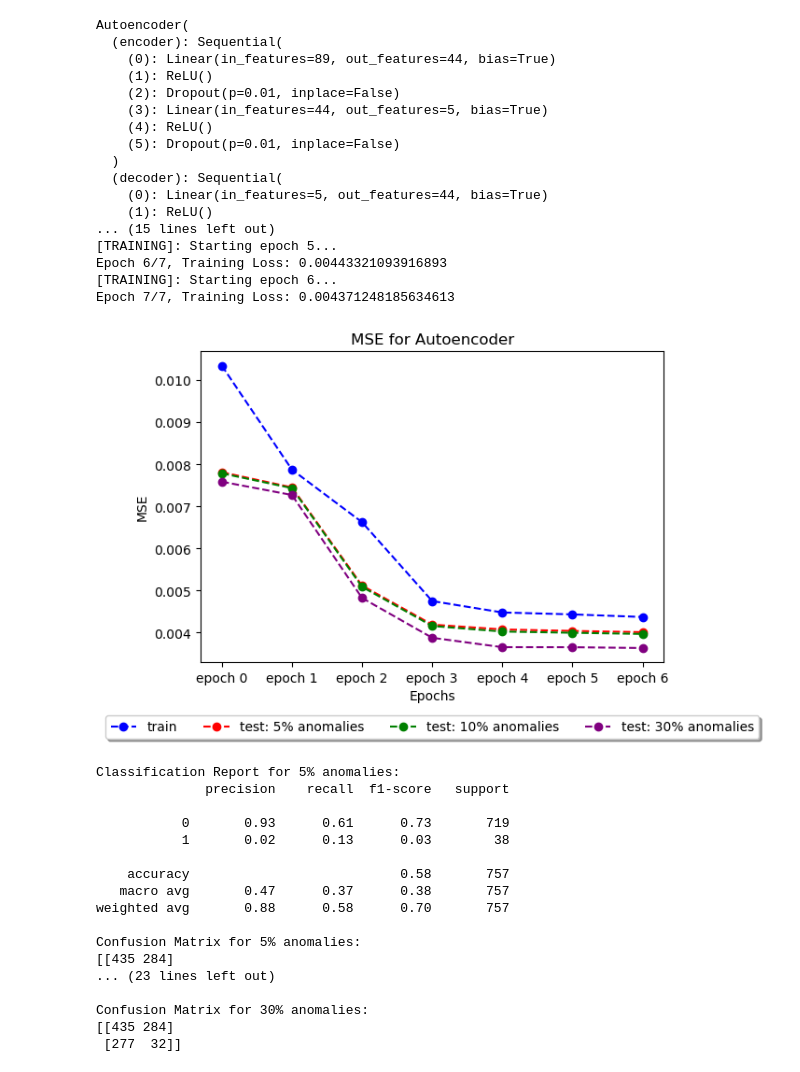
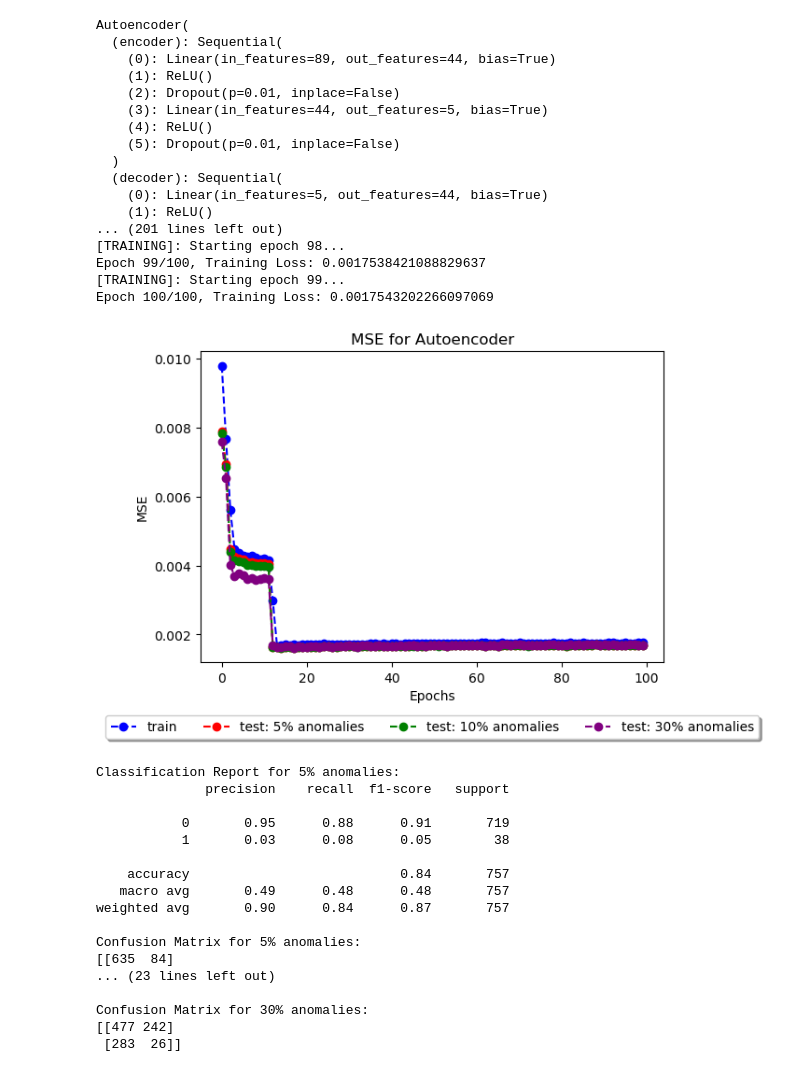
Before and after one commit to FiberedSkies/sheaf-anomalies, a Jupyter notebook: bench/autoencoder.ipynb, the cells around one changed output. Saved outputs shown, nothing was run; the diff lists cells and outputs as text; code cells hidden in the pictures.

```diff
--- a/bench/autoencoder.ipynb
+++ b/bench/autoencoder.ipynb
@@ -84,14 +84,14 @@ class Autoencoder(nn.Module):
 
     def forward(self,x):
         encoded = self.encoder(x)
-        decorded = self.decoder(encoded)
-        return decorded
+        decoded = self.decoder(encoded)
+        return decoded
 # %%
 # Hyperparameters
 INPUT_DIM = x_train_tensor.shape[1]
 ENCODING_DIM = 5
 DROPOUT = 0.01
-EPOCHS = 7
+EPOCHS = 100
 BATCH_SIZE = 32
 LEARNING_RATE = 0.001
 WEIGHT_DECAY = 0.0003
@@ -116,10 +116,11 @@ for epoch in range(EPOCHS):
     epoch_loss = []
     print(f"[TRAINING]: Starting epoch {epoch}...")
     for batch in train_dataloader:
-        optimizer.zero_grad()
         reconstructed = model(batch)
         reconstructed_train.append(reconstructed)
         loss = loss_function(reconstructed, batch)
+
+        optimizer.zero_grad()
         loss.backward()
         optimizer.step()
 
@@ -153,8 +154,8 @@ Autoencoder(
   (decoder): Sequential(
     (0): Linear(in_features=5, out_features=44, bias=True)
     (1): ReLU()
-... (15 lines left out)
-[TRAINING]: Starting epoch 5...
-Epoch 6/7, Training Loss: 0.00443321093916893
-[TRAINING]: Starting epoch 6...
-Epoch 7/7, Training Loss: 0.004371248185634613
+... (201 lines left out)
+[TRAINING]: Starting epoch 98...
+Epoch 99/100, Training Loss: 0.0017538421088829637
+[TRAINING]: Starting epoch 99...
+Epoch 100/100, Training Loss: 0.0017543202266097069
@@ -161,27 +174,25 @@ Epoch 7/7, Training Loss: 0.004371248185634613
 # %%
 # Plotting Test and Train MSE for Each Anomaly Rate
 
-epochs = [0,1,2,3,4,5,6]
-x_labels = list(map(lambda x: f"epoch {x}", epochs))
+epochs = list(range(EPOCHS))
 
 fig = plt.figure()
 ax = plt.subplot(111)
 
 ax.plot(epochs, train_losses, '--o', color="blue", label="train")
 ax.plot(epochs, test_losses[0], '--o', color="red", label="test: 5% anomalies")
 ax.plot(epochs, test_losses[1], '--o', color="green", label="test: 10% anomalies")
 ax.plot(epochs, test_losses[2], '--o', color="purple", label="test: 30% anomalies")
 
 box = ax.get_position()
 ax.set_position([box.x0, box.y0 + box.height * 0.1,
                  box.width, box.height * 0.9])
 ax.legend(loc='upper center', bbox_to_anchor=(0.5, -0.15),
           fancybox=True, shadow=True, ncol=5)
 
 ax.set_title('MSE for Autoencoder')
 ax.set_xlabel('Epochs')
-ax.set_xticks(epochs, x_labels)
 ax.set_ylabel('MSE')
 plt.show()
 # %% [output]
-[figure, old version]
+[figure, new version]
@@ -201,5 +199,5 @@ test_error = list(map(lambda x,y: np.mean((x.detach().numpy() - y) ** 2, axis=1)
 # %%
-# K-Means Clustering on the Test Set
+# K-Means Clustering on the Test Set (ONLY ON THE RECONSTRUCTION ERRORS)
 
 kmeans = KMeans(n_clusters=2, n_init='auto', random_state=42)
 
@@ -228,20 +226,20 @@ for x,y,z in zip(classification_reports, confusion_matrices, ["5%", "10%", "30%"
 Classification Report for 5% anomalies:
               precision    recall  f1-score   support
 
-           0       0.93      0.61      0.73       719
-           1       0.02      0.13      0.03        38
+           0       0.95      0.88      0.91       719
+           1       0.03      0.08      0.05        38
 
-    accuracy                           0.58       757
-   macro avg       0.47      0.37      0.38       757
-weighted avg       0.88      0.58      0.70       757
+    accuracy                           0.84       757
+   macro avg       0.49      0.48      0.48       757
+weighted avg       0.90      0.84      0.87       757
 
 Confusion Matrix for 5% anomalies:
-[[435 284]
+[[635  84]
 ... (23 lines left out)
 
 Confusion Matrix for 30% anomalies:
-[[435 284]
- [277  32]]
+[[477 242]
+ [283  26]]
 # %%
 # Plotting Confusion Matricies for Each Anomaly Rate
 
```
Also changed, not shown: parts of 3 cells of this notebook.
